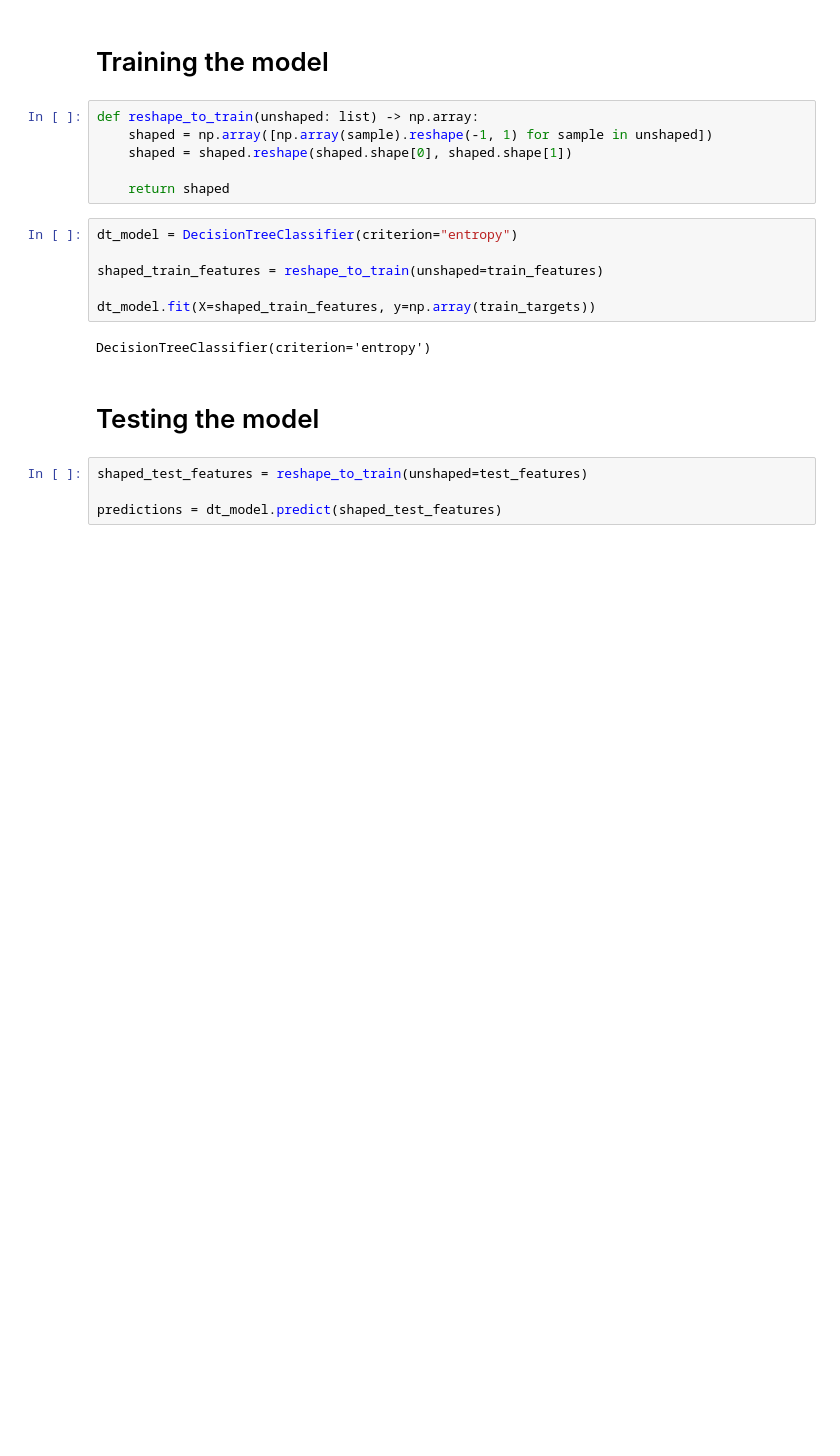
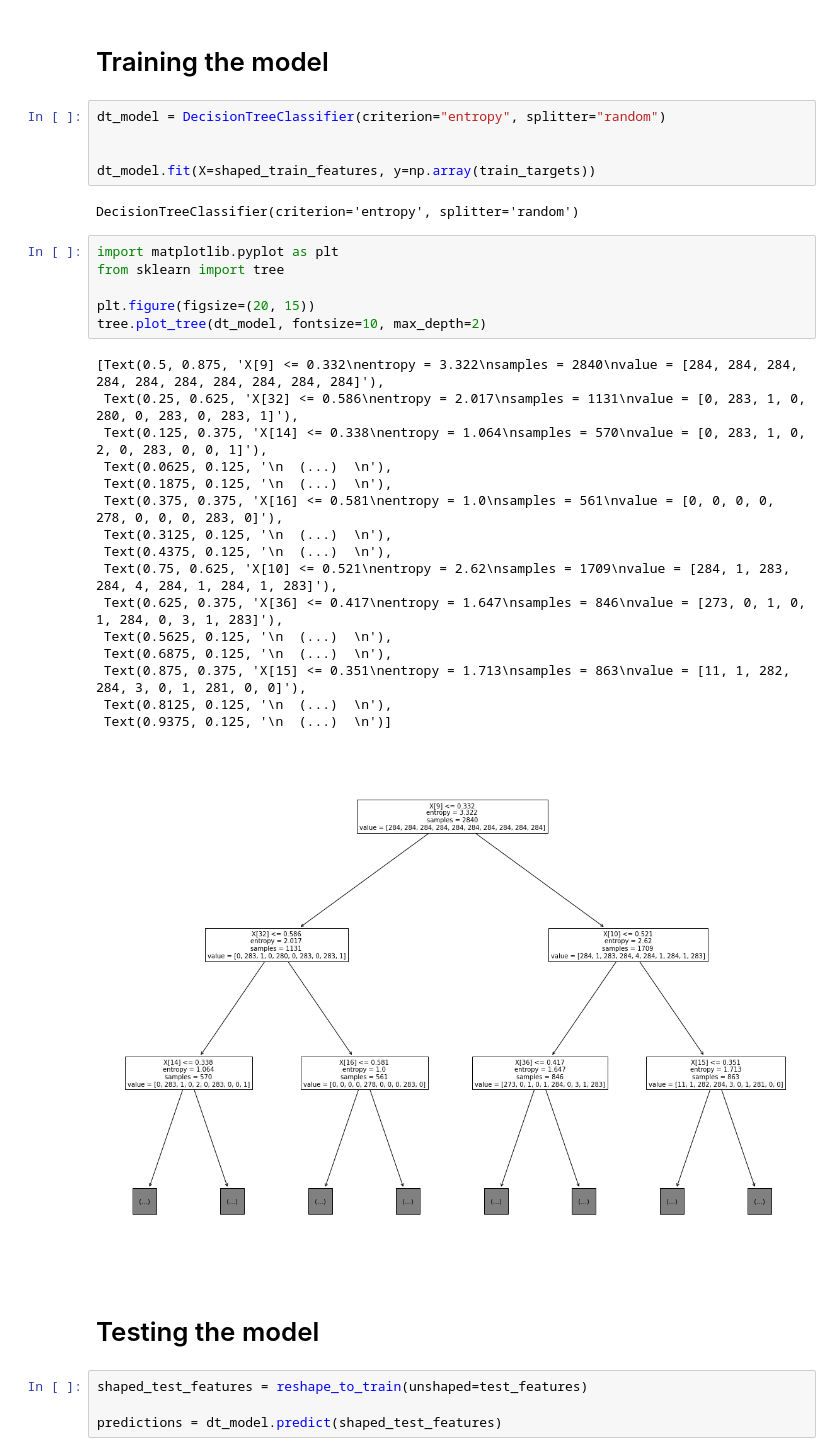
Before and after one commit to Jacquesjh/Kotoamatsukami, a Jupyter notebook: model_decision_tree.ipynb, the cells around one changed output. Saved outputs shown, nothing was run; the diff lists cells and outputs as text; blank space fills up the shorter version.

Commit message:
finshied trainings

```diff
--- a/model_decision_tree.ipynb
+++ b/model_decision_tree.ipynb
@@ -24,19 +83,35 @@ test_targets  = test_data[1]
 # %% [markdown]
 # Training the model
-# %%
-def reshape_to_train(unshaped: list) -> np.array:
-    shaped = np.array([np.array(sample).reshape(-1, 1) for sample in unshaped])
-    shaped = shaped.reshape(shaped.shape[0], shaped.shape[1])
-
-    return shaped
 # %%
-dt_model = DecisionTreeClassifier(criterion="entropy")
+dt_model = DecisionTreeClassifier(criterion="entropy", splitter="random")
 
-shaped_train_features = reshape_to_train(unshaped=train_features)
 
 dt_model.fit(X=shaped_train_features, y=np.array(train_targets))
 # %% [output]
-DecisionTreeClassifier(criterion='entropy')
+DecisionTreeClassifier(criterion='entropy', splitter='random')
+# %%
+import matplotlib.pyplot as plt
+from sklearn import tree
+
+plt.figure(figsize=(20, 15))
+tree.plot_tree(dt_model, fontsize=10, max_depth=2)
+# %% [output]
+[Text(0.5, 0.875, 'X[9] <= 0.332\nentropy = 3.322\nsamples = 2840\nvalue = [284, 284, 284, 284, 284, 284, 284, 284, 284, 284]'),
+ Text(0.25, 0.625, 'X[32] <= 0.586\nentropy = 2.017\nsamples = 1131\nvalue = [0, 283, 1, 0, 280, 0, 283, 0, 283, 1]'),
+ Text(0.125, 0.375, 'X[14] <= 0.338\nentropy = 1.064\nsamples = 570\nvalue = [0, 283, 1, 0, 2, 0, 283, 0, 0, 1]'),
+ Text(0.0625, 0.125, '\n  (...)  \n'),
+ Text(0.1875, 0.125, '\n  (...)  \n'),
+ Text(0.375, 0.375, 'X[16] <= 0.581\nentropy = 1.0\nsamples = 561\nvalue = [0, 0, 0, 0, 278, 0, 0, 0, 283, 0]'),
+ Text(0.3125, 0.125, '\n  (...)  \n'),
+ Text(0.4375, 0.125, '\n  (...)  \n'),
+ Text(0.75, 0.625, 'X[10] <= 0.521\nentropy = 2.62\nsamples = 1709\nvalue = [284, 1, 283, 284, 4, 284, 1, 284, 1, 283]'),
+ Text(0.625, 0.375, 'X[36] <= 0.417\nentropy = 1.647\nsamples = 846\nvalue = [273, 0, 1, 0, 1, 284, 0, 3, 1, 283]'),
+ Text(0.5625, 0.125, '\n  (...)  \n'),
+ Text(0.6875, 0.125, '\n  (...)  \n'),
+ Text(0.875, 0.375, 'X[15] <= 0.351\nentropy = 1.713\nsamples = 863\nvalue = [11, 1, 282, 284, 3, 0, 1, 281, 0, 0]'),
+ Text(0.8125, 0.125, '\n  (...)  \n'),
+ Text(0.9375, 0.125, '\n  (...)  \n')]
+[figure, added]
 # %% [markdown]
 # Testing the model
 # %%
```
Also changed, not shown: parts of 8 cells of this notebook, 18 other files.
